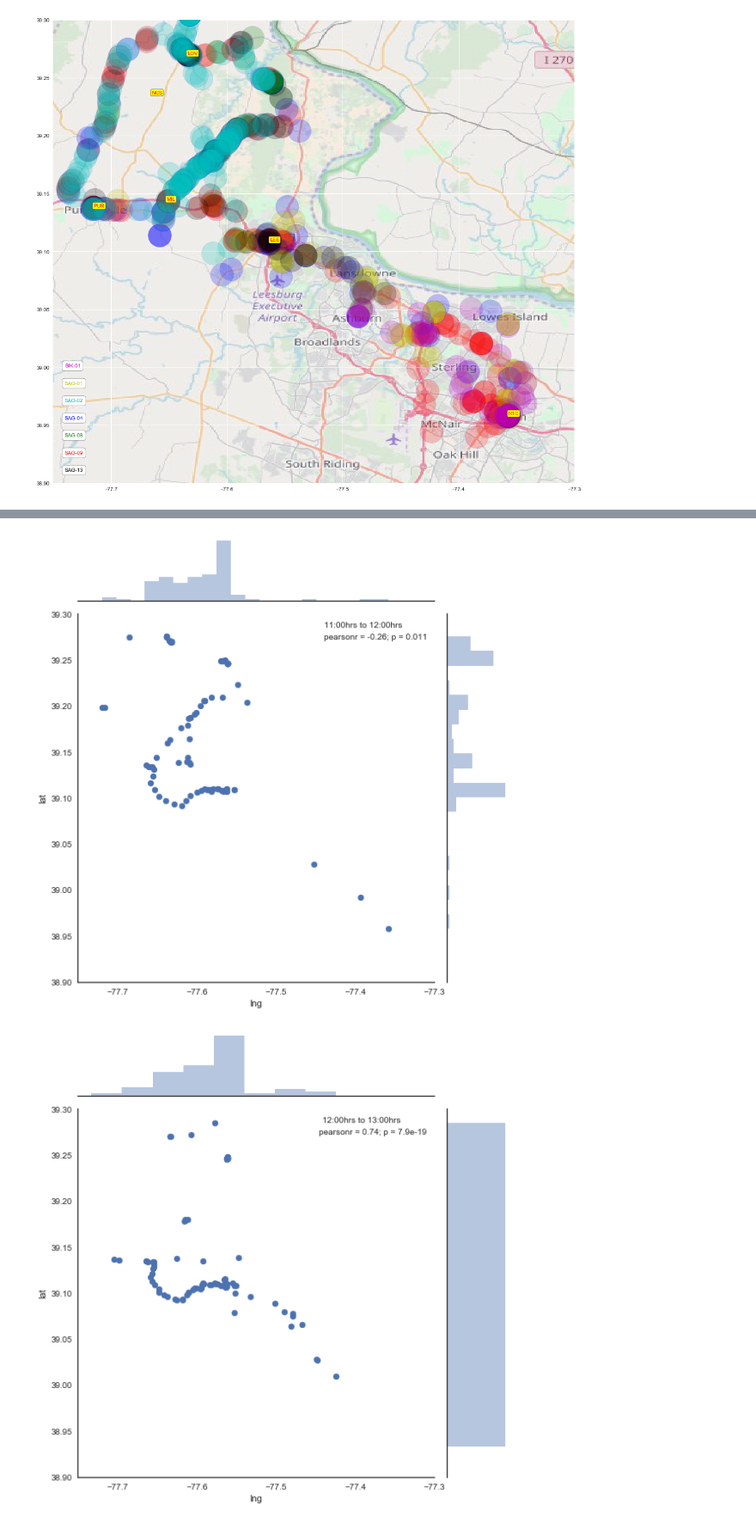
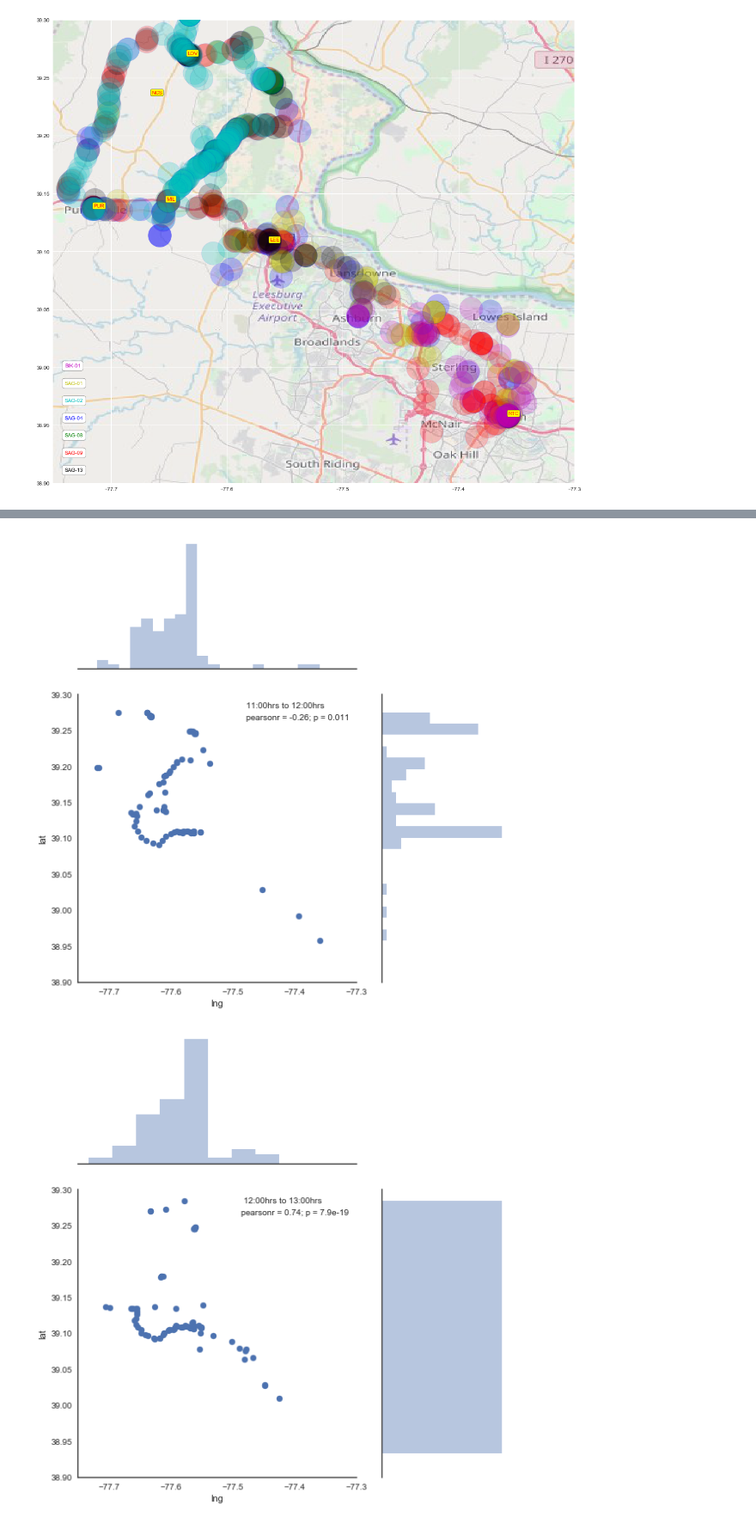
Before and after one commit to PC-LoadLetter/Notebooks, a Jupyter notebook: SAGs.ipynb, the cells around one changed output, grey strips where cells are left out. Shown at 86% size. Cells and saved outputs as stored; diff of their text form; code cells hidden in the pictures.

```diff
--- a/SAGs.ipynb
+++ b/SAGs.ipynb
@@ -13,6 +11,3 @@ import datetime as dt
-# %%
-df['time'] = df['time'].apply(lambda x: x - dt.timedelta(4/24))
-df['lasttime'] = df['lasttime'].apply(lambda x: x - dt.timedelta(4/24))
 # %%
 df['time'] = pd.to_datetime(df['time'])
 df['lasttime'] = pd.to_datetime(df['lasttime'])
@@ -31,5 +19,3 @@ df.groupby(by=['Unit'])['lat'].count().plot(kind='bar', figsize=(6,8))
-# %%
-df['unit2'] = df['Unit'].apply(lambda x: x.split('RBC')[1])
 # %%
 df['c'] = ''
 for i,j in zip(df.Unit.unique(),['r','y','b','g','k','m','w']):
@@ -115,7 +66,7 @@ for i in range(6,17):
         sns.jointplot("lng", "lat", data=df[(pd.datetime(2018,8,26,i,0)<df['time']) & (df['time']<pd.datetime(2018,8,26,i+1,0))], kind='scatter',
                       xlim=(-77.75,-77.3),
                       ylim=(38.9,39.3),
-                      size=8,
+                      size=8, ratio=2,
                       annot_kws=dict(title=str(i)+':00hrs to '+str(i+1)+':00hrs'),
                       marginal_kws=dict(bins=20))
 # %% [output]
@@ -127,2 +78,2 @@ for i in range(6,17):
-[figure, old version]
+[figure, new version]
-[figure, old version]
+[figure, new version]
```
Also changed, not shown: parts of 16 cells of this notebook, 1 other file.
